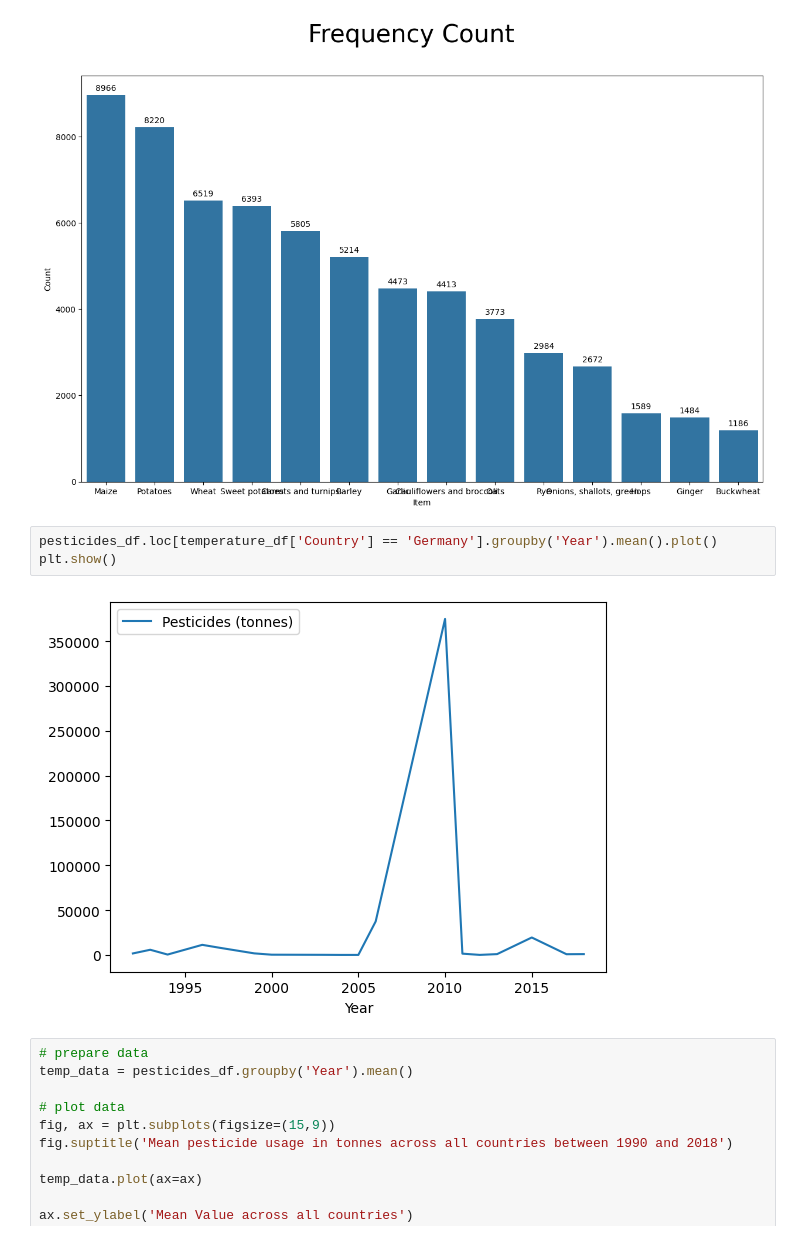
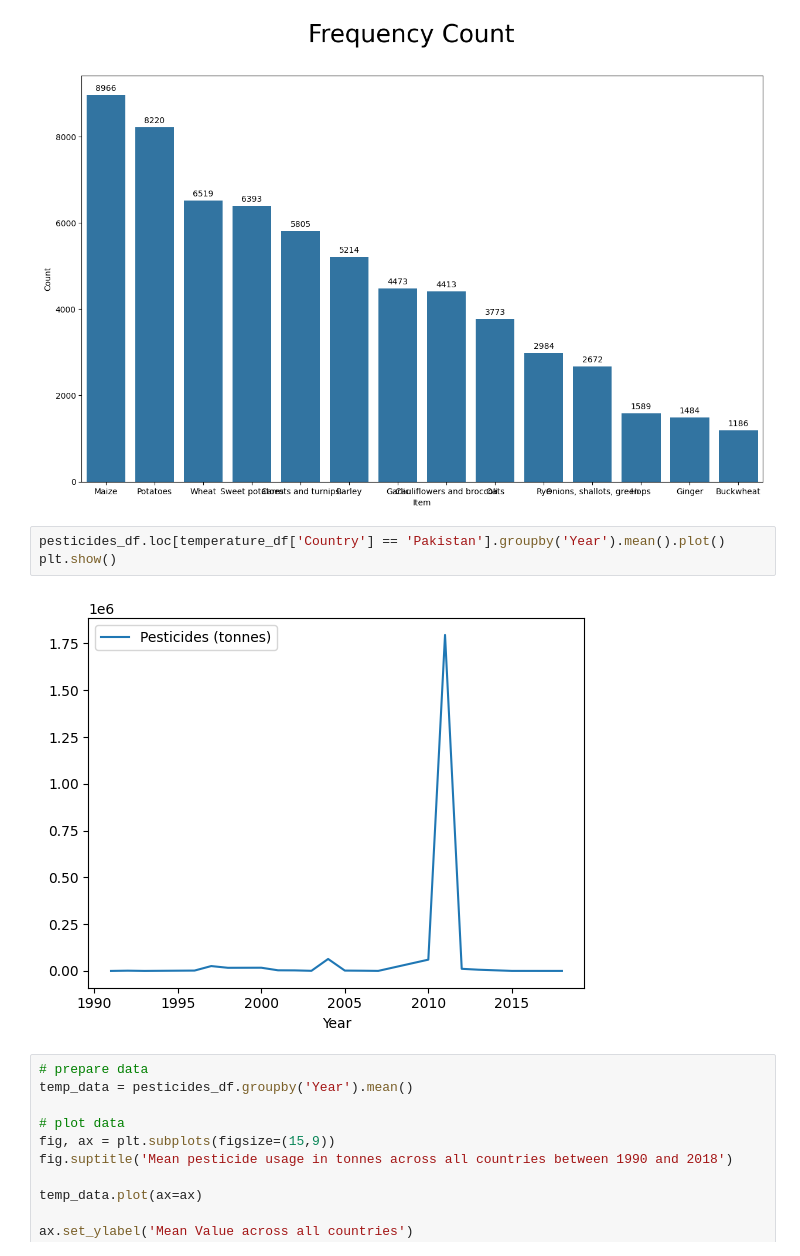
Before and after one commit to hamzafarooq89/Smart-Farming, a Jupyter notebook: Crop_Yield_Prediction.ipynb, the cells around one changed output. Cells and saved outputs as stored; diff of their text form.

```diff
--- a/Crop_Yield_Prediction.ipynb
+++ b/Crop_Yield_Prediction.ipynb
@@ -503,10 +510,10 @@ fig.show()
 # %% [output]
 [figure]
 # %%
-pesticides_df.loc[temperature_df['Country'] == 'Germany'].groupby('Year').mean().plot()
+pesticides_df.loc[temperature_df['Country'] == 'Pakistan'].groupby('Year').mean().plot()
 plt.show()
 # %% [output]
-[figure, old version]
+[figure, new version]
 # %%
 # prepare data
 temp_data = pesticides_df.groupby('Year').mean()
```
Also changed, not shown: parts of 20 cells of this notebook.
